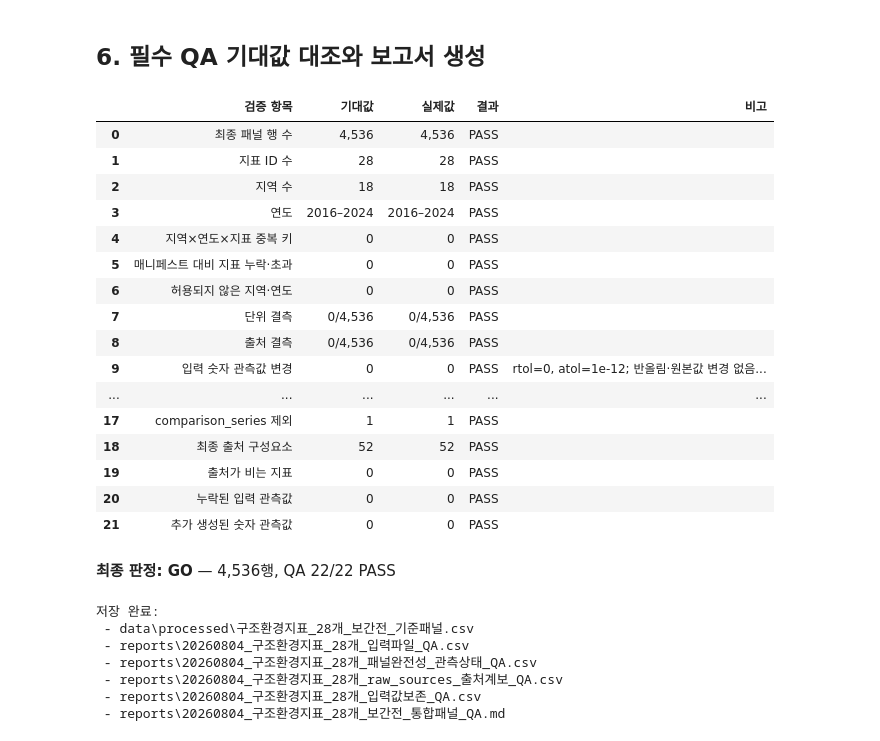
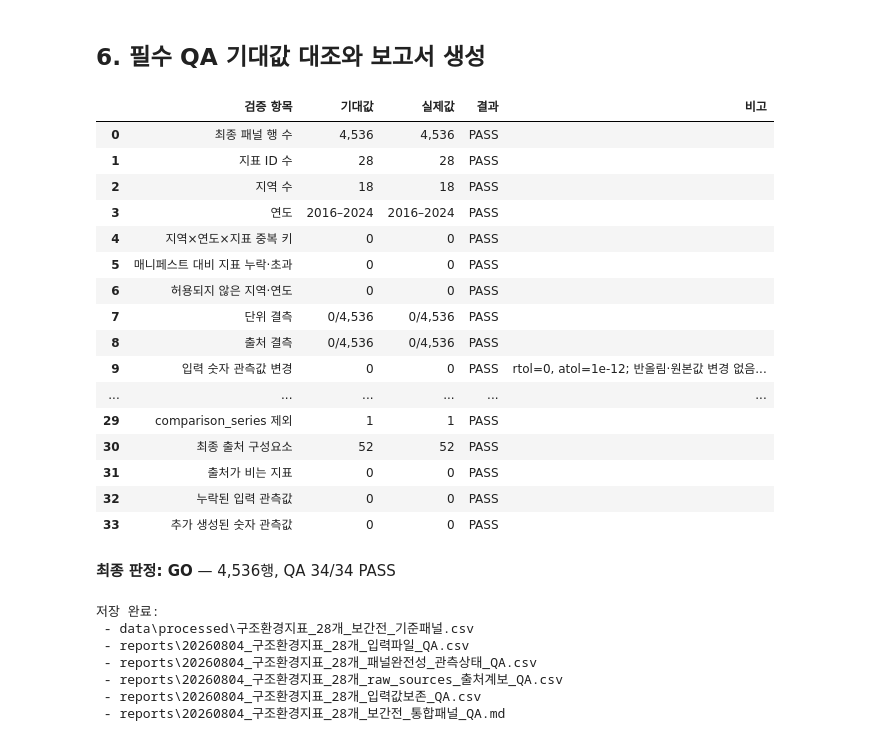
Before and after one commit to JungYeoni/yumocha, a Jupyter notebook: notebooks/20260804_EDA_구조환경지표_28개_보간전_통합패널.ipynb, the cells around one changed output. Cells and saved outputs as stored; diff of their text form; code cells hidden in the pictures.

```diff
--- a/notebooks/20260804_EDA_구조환경지표_28개_보간전_통합패널.ipynb
+++ b/notebooks/20260804_EDA_구조환경지표_28개_보간전_통합패널.ipynb
@@ -501,7 +590,13 @@ reloaded_values = reloaded[['지역', '지표_id', '연도', '측정값']].renam
 comparison = input_observed.merge(
     reloaded_values, on=['지역', '지표_id', '연도'], how='left', indicator=True, validate='one_to_one'
 )
-missing_input_observations = int(comparison['_merge'].ne('both').sum() + comparison['최종값'].isna().sum())
+assert not comparison.duplicated(['지역', '지표_id', '연도']).any()
+missing_input_merge_mask = comparison['_merge'].ne('both')
+missing_input_value_mask = comparison['최종값'].isna()
+missing_input_observation_mask = missing_input_merge_mask | missing_input_value_mask
+missing_input_merge_count = int(missing_input_merge_mask.sum())
+missing_input_value_count = int(missing_input_value_mask.sum())
+missing_input_observations = int(missing_input_observation_mask.sum())
 comparison['절대차'] = (comparison['입력값'] - comparison['최종값']).abs()
 comparison['허용오차'] = VALUE_ATOL
 comparison['결과'] = np.where(
@@ -569,6 +664,9 @@ invalid_regions_or_years = int((~reloaded['지역'].isin(REGIONS)).sum() + (~rel
 unit_missing = int(reloaded['단위'].isna().sum() + reloaded['단위'].astype('string').str.strip().eq('').sum())
 source_missing = int(reloaded['출처'].isna().sum() + reloaded['출처'].astype('string').str.strip().eq('').sum())
 empty_source_indicators = sum(not str(final_source_by_id.get(indicator_id, '')).strip() for indicator_id in indicator_ids)
+legacy_missing_key_text = '; '.join(f'{indicator_id}×{region}' for indicator_id, region in sorted(legacy_missing_pairs))
+grid_addition_actual_counts = grid_addition_category_qa.set_index('범주')['실제건수'].to_dict()
+grid_category_overlap_count = sum(len(keys) for keys in expected_grid_addition_sets.values()) - len(expected_grid_added_keys)
 
 qa_items = [
     ('최종 패널 행 수', '4,536', f"{len(reloaded):,}"),
@@ -583,6 +681,18 @@ qa_items = [
     ('입력 숫자 관측값 변경', '0', str(changed_values)),
     ('원본 존재 조합', '4,140', f"{int(reloaded['원본행존재'].sum()):,}"),
     ('완전 격자 신규 조합', '396', f"{int((~reloaded['원본행존재']).sum()):,}"),
+    ('기존 21개 지표×지역 기대 조합', '378', str(len(expected_legacy_pairs))),
+    ('기존 21개 지표×지역 실제 조합', '377', str(len(actual_legacy_pairs))),
+    ('기존 21개 지표×지역 허용 누락', 'work_hours×전국', legacy_missing_key_text),
+    ('기존 21개 지표×지역 초과', '0', str(len(legacy_extra_pairs))),
+    ('기존 21개 지표×지역 중복', '0', str(legacy_duplicate_pair_count)),
+    ('신규 격자: 가족실태조사 3개 지표 비조사연도', '378', str(grid_addition_actual_counts['가족실태조사 3개 지표 비조사연도'])),
+    ('신규 격자: 청년층 정규직 근로자 비율 전국 미산출', '9', str(grid_addition_actual_counts['청년층 정규직 근로자 비율 전국 미산출'])),
+    ('신규 격자: 근로시간 전국 원자료 미공표', '9', str(grid_addition_actual_counts['근로시간 전국 원자료 미공표'])),
+    ('신규 격자 범주 간 중복', '0', str(grid_category_overlap_count)),
+    ('신규 격자 범주 합집합', '396', str(len(expected_grid_added_keys))),
+    ('신규 격자 예상 외 추가', '0', str(len(unexpected_grid_added_keys))),
+    ('신규 격자 기대 누락', '0', str(len(missing_expected_grid_added_keys))),
     ('숫자 관측', '3,266', f"{int(reloaded['측정값'].notna().sum()):,}"),
     ('원본 셀 결측', '874', f"{int((reloaded['원본행존재'] & reloaded['측정값'].isna()).sum()):,}"),
     ('최종 미관측', '1,270', f"{int(reloaded['측정값'].isna().sum()):,}"),
@@ -609,9 +719,14 @@ def markdown_table(frame: pd.DataFrame) -> str:
     return '\n'.join([header, separator, *rows])
 
 mapping_report = input_file_qa[['파일명', '대응 지표', '행 수', '열 수', '중복 키 수']].copy()
+report_generated_at = pd.Timestamp.now(tz='Asia/Seoul').isoformat()
+input_version_lines = '\n'.join(
+    f"- `data/interim/{row['파일명']}` — SHA-256 `{row['SHA-256']}`, {int(row['파일크기_bytes']):,} bytes"
+    for _, row in input_file_qa.iterrows()
+)
 report = f"""# 구조환경지표 28개 보간 전 통합패널 QA
 
-- 실행일: {pd.Timestamp.now(tz='Asia/Seoul').isoformat()}
+- 실행일: {report_generated_at}
 - 최종 판정: **GO**
 - 입력: `data/interim/`의 승인된 정확한 파일명 8개만 사용
 - 처리 제외: 보간, 결측 대체, 정규화, 표준화, 방향 변환, 가중치, 구조환경지수 산출
@@ -625,11 +740,33 @@ report = f"""# 구조환경지표 28개 보간 전 통합패널 QA
 - `{SOURCE_QA_PATH.relative_to(ROOT).as_posix()}`
 - `{VALUE_QA_PATH.relative_to(ROOT).as_posix()}`
 
+## 데이터 버전 및 범위
+
+- 분석 범위: 2016–2024년
+- 지역 범위: 전국 및 표준 17개 시도(18개 지역)
+- 지표 수: 28개
+- 실제 사용 입력: 승인된 정확한 파일명 8개
+- 보고서 및 산출물 생성 시점: {report_generated_at}
+- 입력 버전은 아래 실제 파일명·SHA-256·파일 크기로 식별하며, 확인되지 않은 조사 차수·다운로드 날짜·수정 이력은 추정하지 않음
+
+{input_version_lines}
+
 ## 입력 8개와 지표 대응
 
 {markdown_table(mapping_report)}
 
 28개 지표가 매니페스트와 입력 사이에서 누락·초과·중복 없이 1:1 대응한다. 기존 21개 파일의 명칭 차이 5건은 명시적 사전으로 연결했다. 고용 CSV는 정확한 승인 파일명, `시도`+2016–2024 열, 표준 17개 시도를 검증한 뒤 `youth_regular_employment_rate`를 부여했다.
+
+## 처리 방법
+
+- 기존 21개 지표와 신규 7개 지표를 통합
+- 입력의 지역명과 지표명을 명시적 기준으로 표준화
+- wide 형식의 연도 열을 공통 long 형식으로 변환
+- 18개 지역 × 9개 연도 × 28개 지표의 완전 격자 생성
+- 원본 행 존재 여부와 관측상태를 구분
+- 입력 숫자 관측값을 키 기준으로 보존 검증
+- 단위·출처·대분류·세부영역·방향 메타데이터 결합
+- 저장된 패널 CSV를 재로딩해 스키마·키·결측·입력값을 재검증
 
 ## 필수 QA
 
@@ -649,39 +786,52 @@ report = f"""# 구조환경지표 28개 보간 전 통합패널 QA
 - 출처 결측: {source_missing}/{len(reloaded):,}
 - raw_sources 원본 항목: {len(source_lineage)}건
 - `housing_price` comparison series 제외: {comparison_excluded}건 (`QA comparison series`)
 - 최종 출처 구성요소: {included_source_components}건
 - 원본 `raw_sources`는 순서와 중첩 구조를 `raw_source_json`에 보존
 
+## 주요 한계와 미관측 구조
+
+- 가족실태조사 3개 지표는 2020년과 2023년에만 관측되며, 나머지 378개 조합은 비조사연도임
+- 청년층 정규직 근로자 비율의 전국값은 산출하지 않아 9개 조합이 미관측임
+- 근로시간 전국값은 원자료에서 공표되지 않아 9개 조합이 미관측임
+- 원본 행은 존재하지만 값이 없는 미관측 셀이 874개 존재함
+- 현재 결과는 보간 전 통합패널이며 빈칸을 추정하거나 대체한 결과가 아님
+- 정규화·표준화·방향 변환·가중치 적용·구조환경지수 산출을 수행하지 않음
+
+## 모델링 관련 해당 없음
+
+이 노트북은 예측 모델 학습이 아닌 원자료 통합 및 QA 작업이므로 학습·검증·테스트 분할, 교차검증(CV fold), 모델 성능평가, 과적합 검증은 적용 대상이 아니다. 불필요한 모델링 절차를 추가하지 않았다.
+
 ## 재로딩 검증
 
 저장한 패널 CSV를 다시 읽어 열, 자료형, 4,536행, 28개 지표, 18개 지역, 2016–2024년, 중복 키 0건, 단위·출처 결측 0건과 입력값 보존을 재검증했다. `측정값`은 `float64`, `연도`는 정수형, `원본행존재`는 불리언으로 재로딩됐다.
 """
 REPORT_PATH.write_text(report, encoding='utf-8')
 
 display(panel_qa)
 display(Markdown(f"**최종 판정: GO** — {len(reloaded):,}행, QA {panel_qa['결과'].eq('PASS').sum()}/{len(panel_qa)} PASS"))
 print('저장 완료:')
 for path in [PANEL_PATH, INPUT_QA_PATH, PANEL_QA_PATH, SOURCE_QA_PATH, VALUE_QA_PATH, REPORT_PATH]:
     print(' -', path.relative_to(ROOT))
 # %% [output]
 |  | 검증 항목 | 기대값 | 실제값 | 결과 | 비고 |
 | 0 | 최종 패널 행 수 | 4,536 | 4,536 | PASS |  |
 | 1 | 지표 ID 수 | 28 | 28 | PASS |  |
 | 2 | 지역 수 | 18 | 18 | PASS |  |
 | 3 | 연도 | 2016–2024 | 2016–2024 | PASS |  |
 | 4 | 지역×연도×지표 중복 키 | 0 | 0 | PASS |  |
 | 5 | 매니페스트 대비 지표 누락·초과 | 0 | 0 | PASS |  |
 | 6 | 허용되지 않은 지역·연도 | 0 | 0 | PASS |  |
 | 7 | 단위 결측 | 0/4,536 | 0/4,536 | PASS |  |
 | 8 | 출처 결측 | 0/4,536 | 0/4,536 | PASS |  |
 | 9 | 입력 숫자 관측값 변경 | 0 | 0 | PASS | rtol=0, atol=1e-12; 반올림·원본값 변경 없음... |
 | ... | ... | ... | ... | ... | ... |
-| 17 | comparison_series 제외 | 1 | 1 | PASS |  |
-| 18 | 최종 출처 구성요소 | 52 | 52 | PASS |  |
-| 19 | 출처가 비는 지표 | 0 | 0 | PASS |  |
-| 20 | 누락된 입력 관측값 | 0 | 0 | PASS |  |
-| 21 | 추가 생성된 숫자 관측값 | 0 | 0 | PASS |  |
+| 29 | comparison_series 제외 | 1 | 1 | PASS |  |
+| 30 | 최종 출처 구성요소 | 52 | 52 | PASS |  |
+| 31 | 출처가 비는 지표 | 0 | 0 | PASS |  |
+| 32 | 누락된 입력 관측값 | 0 | 0 | PASS |  |
+| 33 | 추가 생성된 숫자 관측값 | 0 | 0 | PASS |  |
-**최종 판정: GO** — 4,536행, QA 22/22 PASS
+**최종 판정: GO** — 4,536행, QA 34/34 PASS
 저장 완료:
  - data\processed\구조환경지표_28개_보간전_기준패널.csv
  - reports\20260804_구조환경지표_28개_입력파일_QA.csv
```
Also changed, not shown: parts of 3 cells of this notebook, 2 other files.
